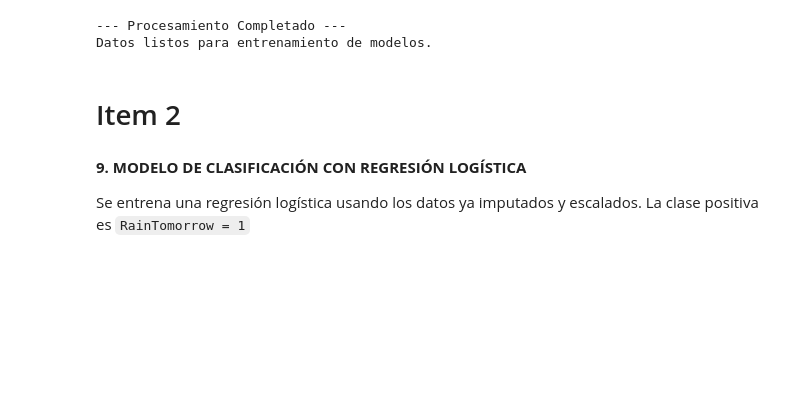
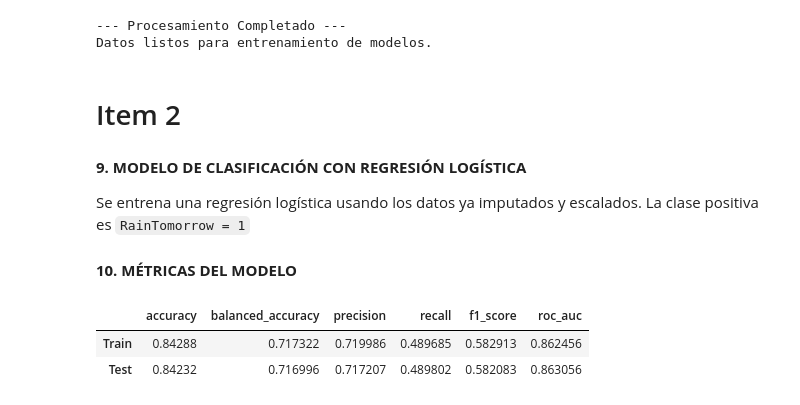
Before and after one commit to LucasD1az/AA1-TUIA-2026C1-Anianios-DiazCelauro-Tardugno, a Jupyter notebook: TP-Clasificacion-AA1.ipynb, the cells around one changed output. Saved outputs shown, nothing was run; the diff lists cells and outputs as text; code cells hidden in the pictures; blank space fills up the shorter version.

Commit message:
Se añade sección para calcular métricas

```diff
--- a/TP-Clasificacion-AA1.ipynb
+++ b/TP-Clasificacion-AA1.ipynb
@@ -181,3 +181,30 @@ y_test_pred_logreg = log_reg.predict(X_test_scaled)
 # Probabilidades de la clase positiva (RainTomorrow = 1)
 y_train_proba_logreg = log_reg.predict_proba(X_train_scaled)[:, 1]
 y_test_proba_logreg = log_reg.predict_proba(X_test_scaled)[:, 1]
+# %% [markdown]
+**10. MÉTRICAS DEL MODELO**
+# %%
+# Función auxiliar para calcular las métricas
+def calcular_metricas(y_real, y_pred, y_proba):
+    return {
+        "accuracy": accuracy_score(y_real, y_pred),
+        "balanced_accuracy": balanced_accuracy_score(y_real, y_pred),
+        "precision": precision_score(y_real, y_pred, zero_division=0),
+        "recall": recall_score(y_real, y_pred, zero_division=0),
+        "f1_score": f1_score(y_real, y_pred, zero_division=0),
+        "roc_auc": roc_auc_score(y_real, y_proba)
+    }
+
+metricas_logreg = pd.DataFrame(
+    [
+        calcular_metricas(y_train, y_train_pred_logreg, y_train_proba_logreg),
+        calcular_metricas(y_test, y_test_pred_logreg, y_test_proba_logreg)
+    ],
+    index=["Train", "Test"]
+)
+
+metricas_logreg
+# %% [output]
+|  | accuracy | balanced_accuracy | precision | recall | f1_score | roc_auc |
+| Train | 0.84288 | 0.717322 | 0.719986 | 0.489685 | 0.582913 | 0.862456 |
+| Test | 0.84232 | 0.716996 | 0.717207 | 0.489802 | 0.582083 | 0.863056 |
```
Also changed, not shown: parts of 1 cell of this notebook.
